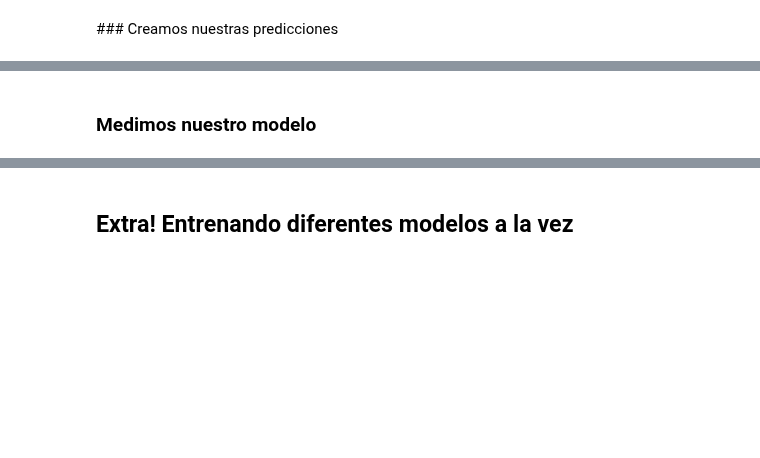
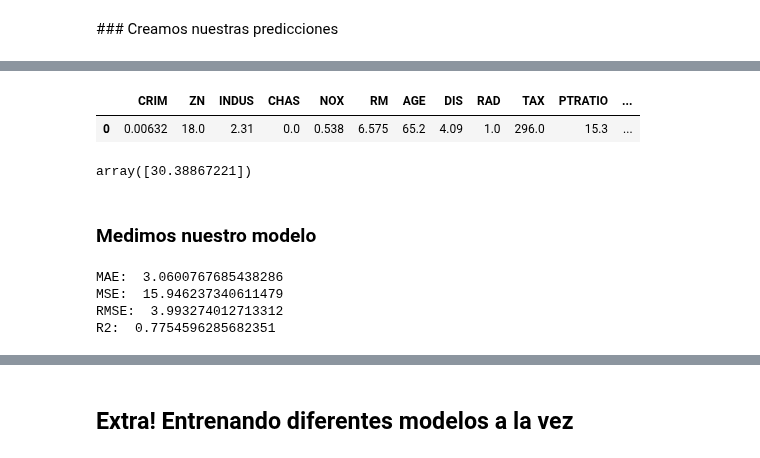
Before and after one commit to Ironhack-Data-Madrid-Febrero-2021/Classroom-Materials, a Jupyter notebook: module-3/04-Intro-to-ML.ipynb, the cells around one changed output, grey strips where cells are left out. Drawn from its saved outputs; the diff is of its cells as text; code cells hidden in the pictures; blank space fills up the shorter version.

```diff
--- a/module-3/04-Intro-to-ML.ipynb
+++ b/module-3/04-Intro-to-ML.ipynb
@@ -102,0 +109,5 @@ El procedimiento de entrenamiento-prueba es adecuado cuando se dispone de un con
+# %%
+columnas_x = [a for a in (list(boston.columns)) if a != "MEDV"]
+# %%
+X = boston[columnas_x]
+X.head()
@@ -121,5 +203,27 @@ from sklearn.linear_model import LinearRegression
+# %%
+prueba = X[0:1]
+# %%
+prueba.head()
+# %% [output]
+|  | CRIM | ZN | INDUS | CHAS | NOX | RM | AGE | DIS | RAD | TAX | PTRATIO | ... |
+| 0 | 0.00632 | 18.0 | 2.31 | 0.0 | 0.538 | 6.575 | 65.2 | 4.09 | 1.0 | 296.0 | 15.3 | ... |
+# %%
+pred = lr.predict(prueba)
+pred
+# %% [output]
+array([30.38867221])
 # %% [markdown]
 ### Medimos nuestro modelo
 # %%
 from sklearn import metrics
 import numpy as np
+# %%
+print("MAE: ", metrics.mean_absolute_error(y_test,y_pred))
+print("MSE: ", metrics.mean_squared_error(y_test,y_pred))
+print("RMSE: ", np.sqrt(metrics.mean_squared_error(y_test,y_pred)))
+print("R2: ", metrics.r2_score(y_test, y_pred))
+# %% [output]
+MAE:  3.0600767685438286
+MSE:  15.946237340611479
+RMSE:  3.993274012713312
+R2:  0.7754596285682351
```
Also changed, not shown: parts of 22 cells of this notebook.
